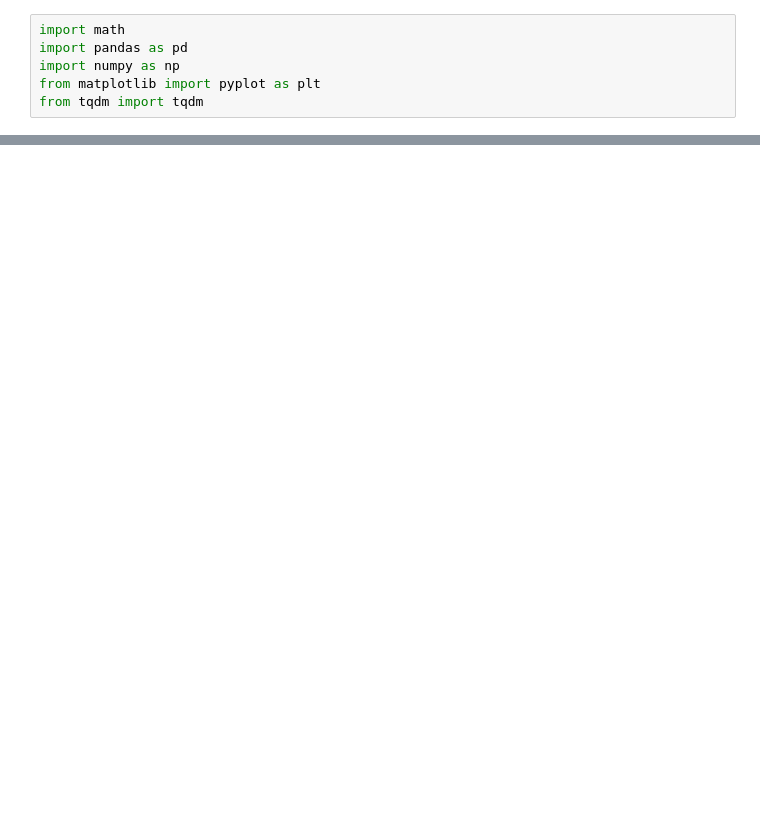
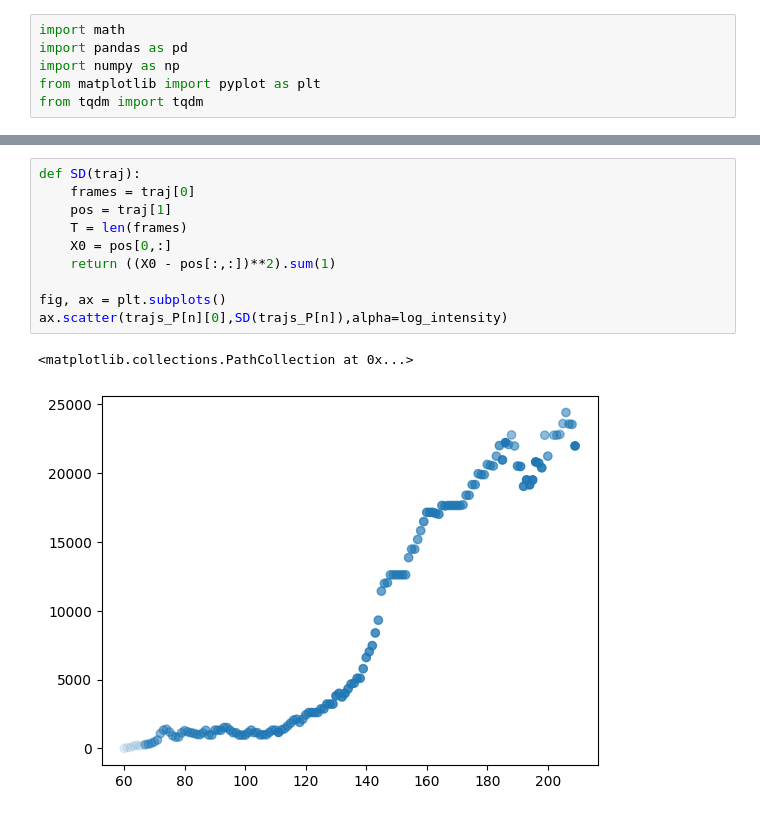
Before and after one commit to SteffenPL/MechanochemicalPatterns.jl, a Jupyter notebook: data_analysis_scripts/df_to_traj.ipynb, the cells around one changed output, grey strips where cells are left out. Cells and saved outputs as stored; diff of their text form; blank space fills up the shorter version.

```diff
--- a/data_analysis_scripts/df_to_traj.ipynb
+++ b/data_analysis_scripts/df_to_traj.ipynb
@@ -111,0 +96,13 @@ trajs_P
+# %%
+def SD(traj):
+    frames = traj[0]
+    pos = traj[1]
+    T = len(frames)
+    X0 = pos[0,:]
+    return ((X0 - pos[:,:])**2).sum(1)
+
+fig, ax = plt.subplots()
+ax.scatter(trajs_P[n][0],SD(trajs_P[n]),alpha=log_intensity)
+# %% [output]
+<matplotlib.collections.PathCollection at 0x...>
+[figure, added]
```
Also changed, not shown: parts of 18 cells of this notebook, 4 other files.
